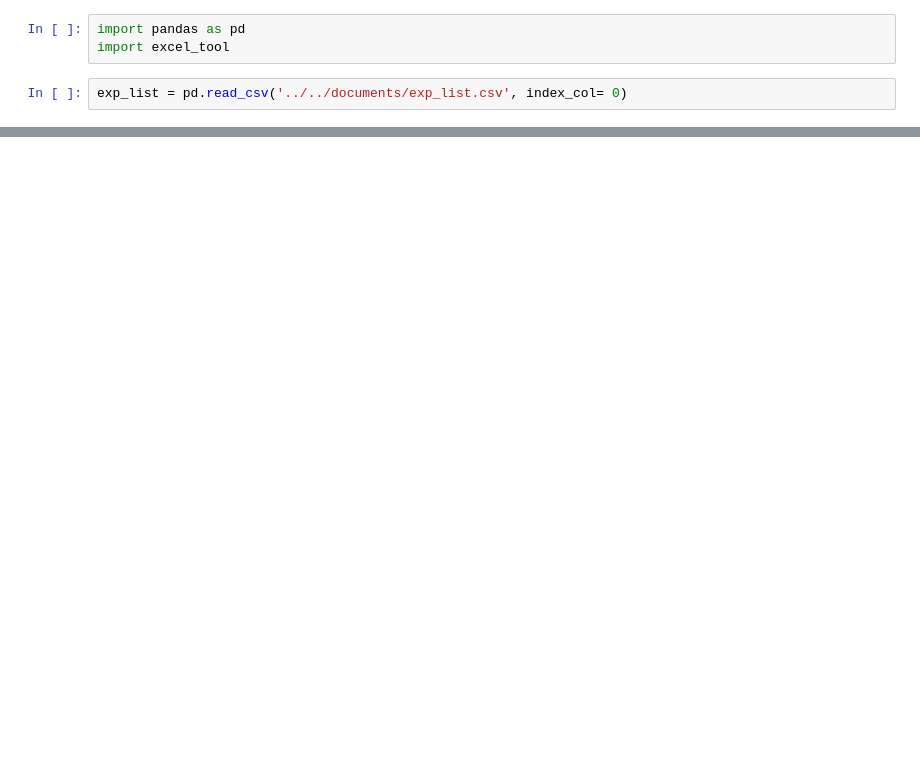
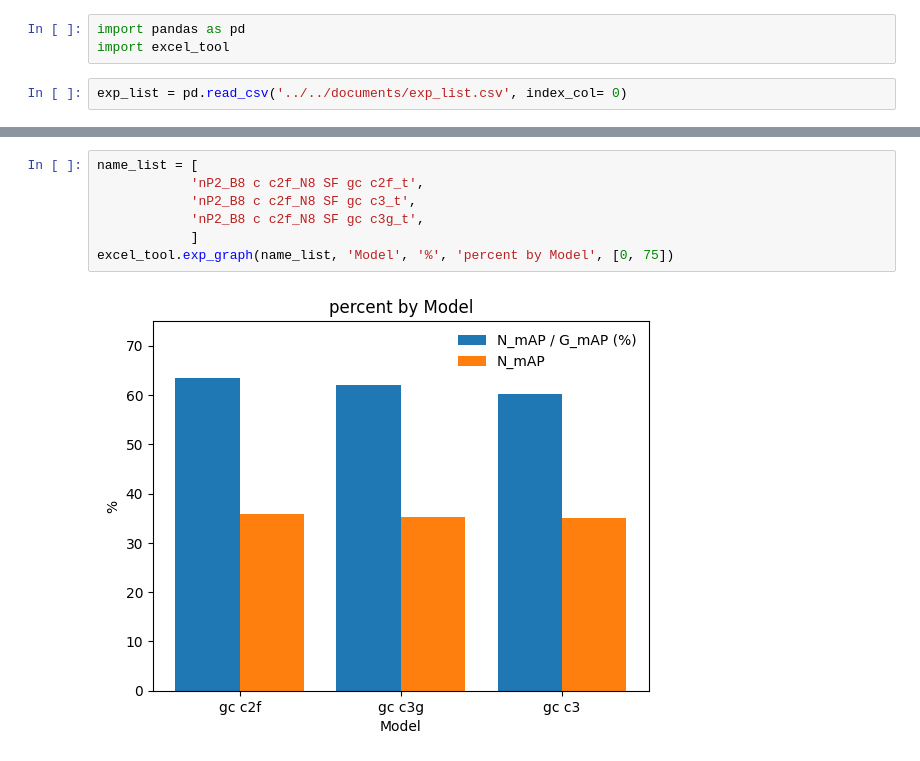
Before and after one commit to Lee-chan-hyeok/Nextchip_Autonomous_Driving_Contest, a Jupyter notebook: analysing/exp_result/exp_graph.ipynb, the cells around one changed output, grey strips where cells are left out. Saved outputs shown, nothing was run; the diff lists cells and outputs as text; blank space fills up the shorter version.

```diff
--- a/analysing/exp_result/exp_graph.ipynb
+++ b/analysing/exp_result/exp_graph.ipynb
@@ -25,0 +18,9 @@ excel_tool.exp_graph(name_list)
+# %%
+name_list = [
+            'nP2_B8 c c2f_N8 SF gc c2f_t',
+            'nP2_B8 c c2f_N8 SF gc c3_t',
+            'nP2_B8 c c2f_N8 SF gc c3g_t',
+            ]
+excel_tool.exp_graph(name_list, 'Model', '%', 'percent by Model', [0, 75])
+# %% [output]
+[figure, added]
```
Also changed, not shown: parts of 5 cells of this notebook, 5 other files.
